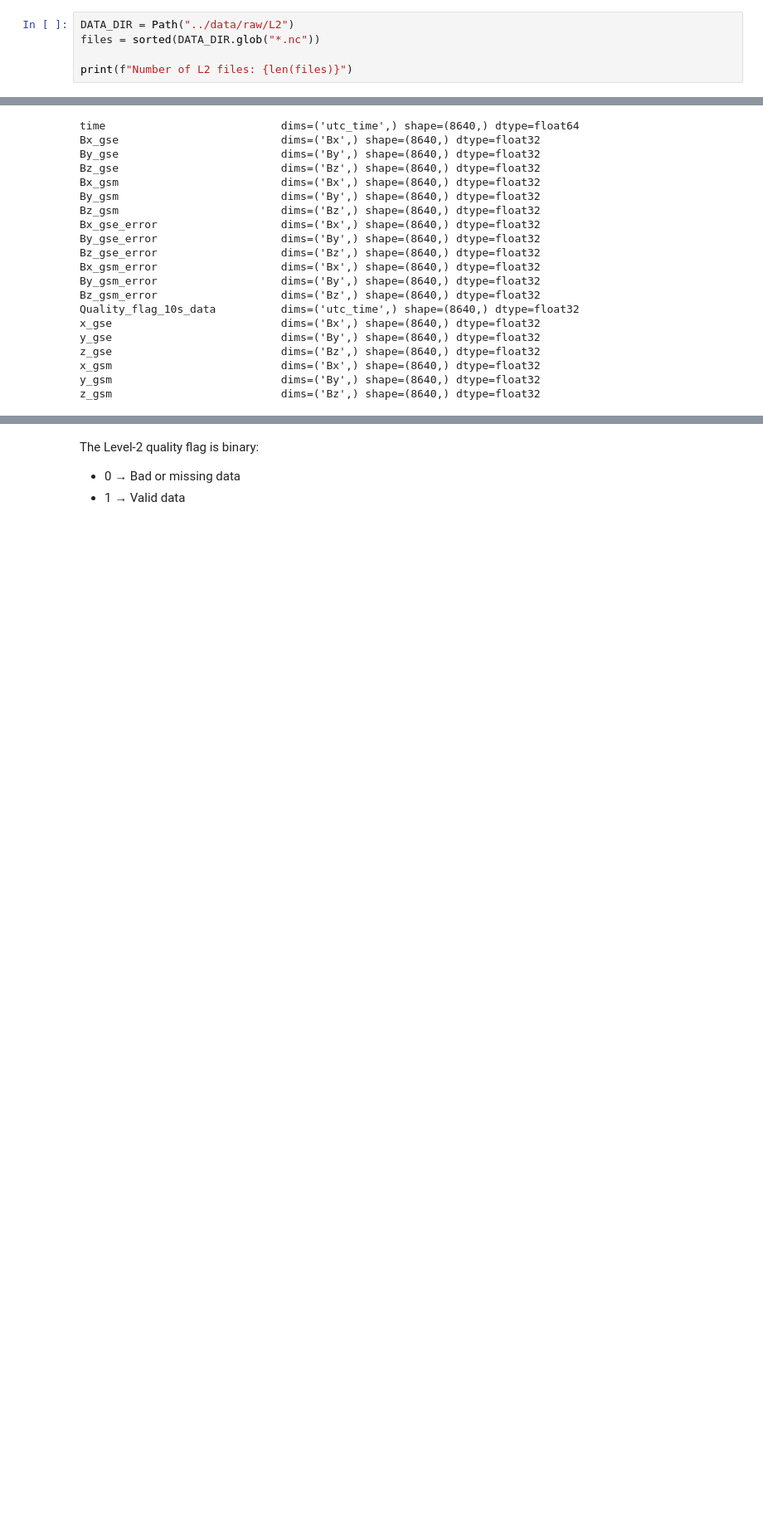
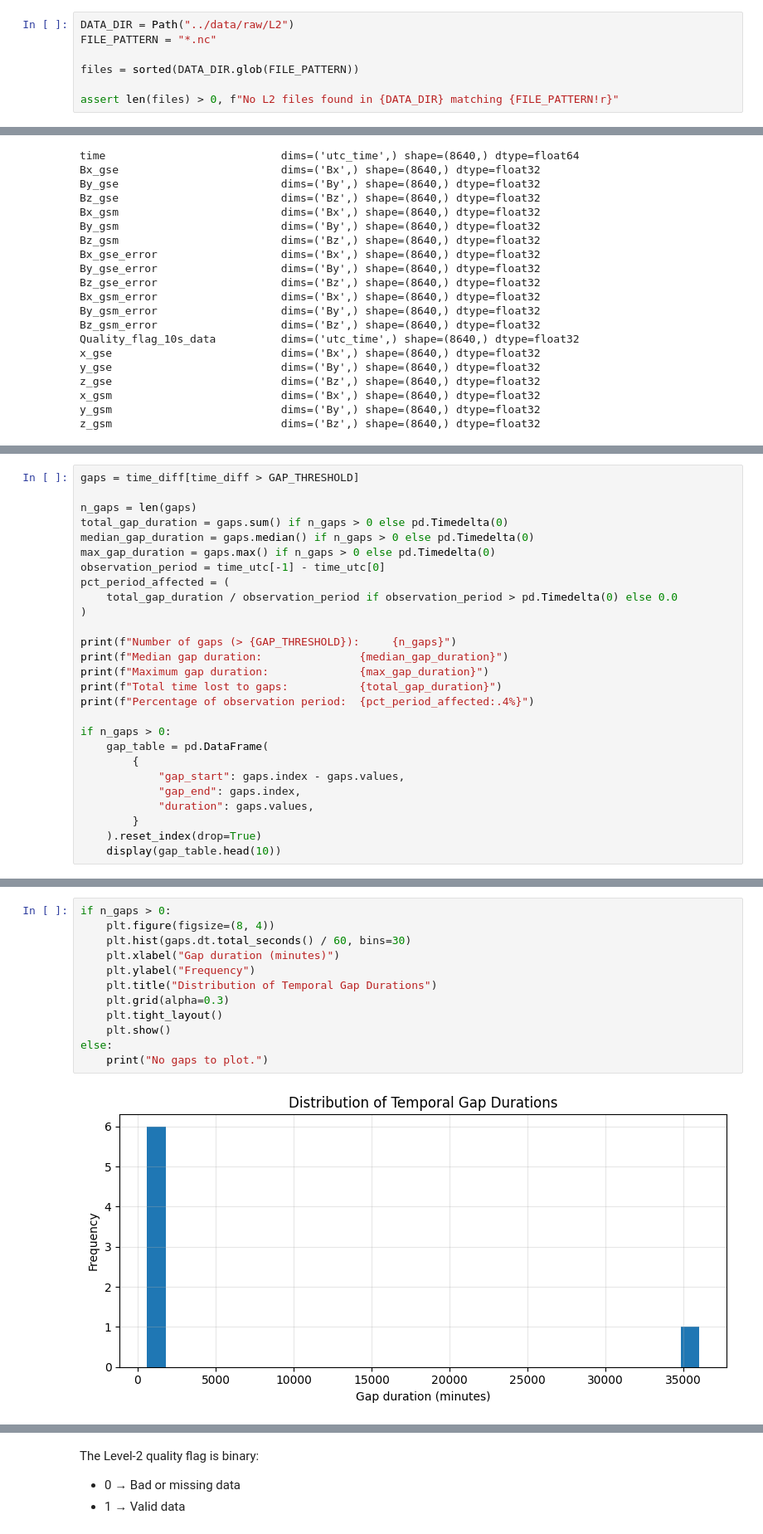
Before and after one commit to aryanap07/AdityaL1-MAG, a Jupyter notebook: notebooks/01_mag_data_characterization.ipynb, the cells around one changed output, grey strips where cells are left out. Shown at 83% size. Cells and saved outputs as stored; diff of their text form; blank space fills up the shorter version.

Commit message:
feat: Aditya-L1 MAG L2 Data Characterization

```diff
--- a/notebooks/01_mag_data_characterization.ipynb
+++ b/notebooks/01_mag_data_characterization.ipynb
@@ -17,5 +52,7 @@ import xarray as xr
 # %%
 DATA_DIR = Path("../data/raw/L2")
-files = sorted(DATA_DIR.glob("*.nc"))
+FILE_PATTERN = "*.nc"
 
-print(f"Number of L2 files: {len(files)}")
+files = sorted(DATA_DIR.glob(FILE_PATTERN))
+
+assert len(files) > 0, f"No L2 files found in {DATA_DIR} matching {FILE_PATTERN!r}"
@@ -150,0 +402,27 @@ Maximum interval: 0 days 00:00:10
+# %%
+gaps = time_diff[time_diff > GAP_THRESHOLD]
+
+n_gaps = len(gaps)
+total_gap_duration = gaps.sum() if n_gaps > 0 else pd.Timedelta(0)
+median_gap_duration = gaps.median() if n_gaps > 0 else pd.Timedelta(0)
+max_gap_duration = gaps.max() if n_gaps > 0 else pd.Timedelta(0)
+observation_period = time_utc[-1] - time_utc[0]
+pct_period_affected = (
+    total_gap_duration / observation_period if observation_period > pd.Timedelta(0) else 0.0
+)
+
+print(f"Number of gaps (> {GAP_THRESHOLD}):     {n_gaps}")
+print(f"Median gap duration:               {median_gap_duration}")
+print(f"Maximum gap duration:              {max_gap_duration}")
+print(f"Total time lost to gaps:           {total_gap_duration}")
+print(f"Percentage of observation period:  {pct_period_affected:.4%}")
+
+if n_gaps > 0:
+    gap_table = pd.DataFrame(
+        {
+            "gap_start": gaps.index - gaps.values,
+            "gap_end": gaps.index,
+            "duration": gaps.values,
+        }
+    ).reset_index(drop=True)
+    display(gap_table.head(10))
@@ -150,0 +443,14 @@ Maximum interval: 0 days 00:00:10
+# %%
+if n_gaps > 0:
+    plt.figure(figsize=(8, 4))
+    plt.hist(gaps.dt.total_seconds() / 60, bins=30)
+    plt.xlabel("Gap duration (minutes)")
+    plt.ylabel("Frequency")
+    plt.title("Distribution of Temporal Gap Durations")
+    plt.grid(alpha=0.3)
+    plt.tight_layout()
+    plt.show()
+else:
+    print("No gaps to plot.")
+# %% [output]
+[figure, added]
```
Also changed, not shown: parts of 141 cells of this notebook.
